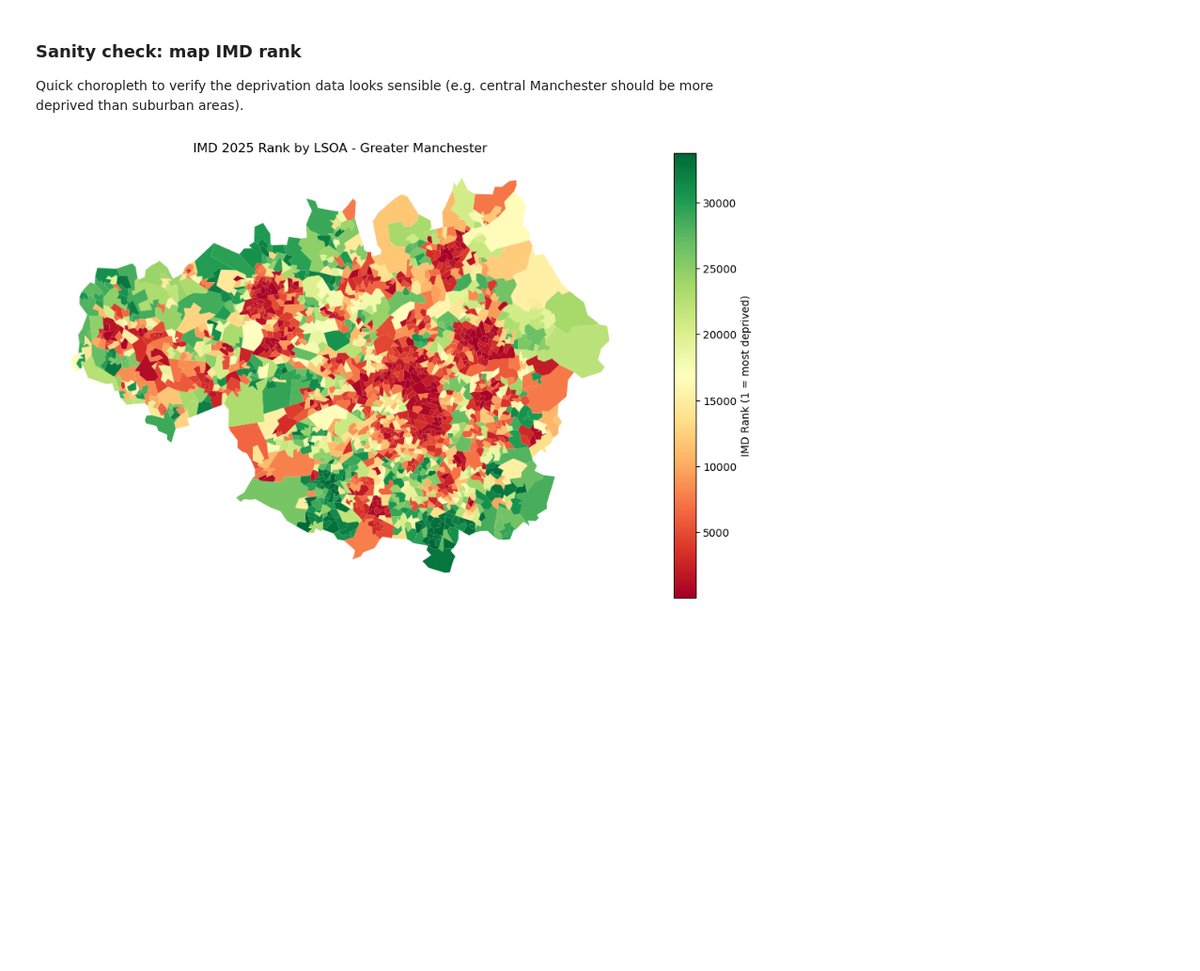
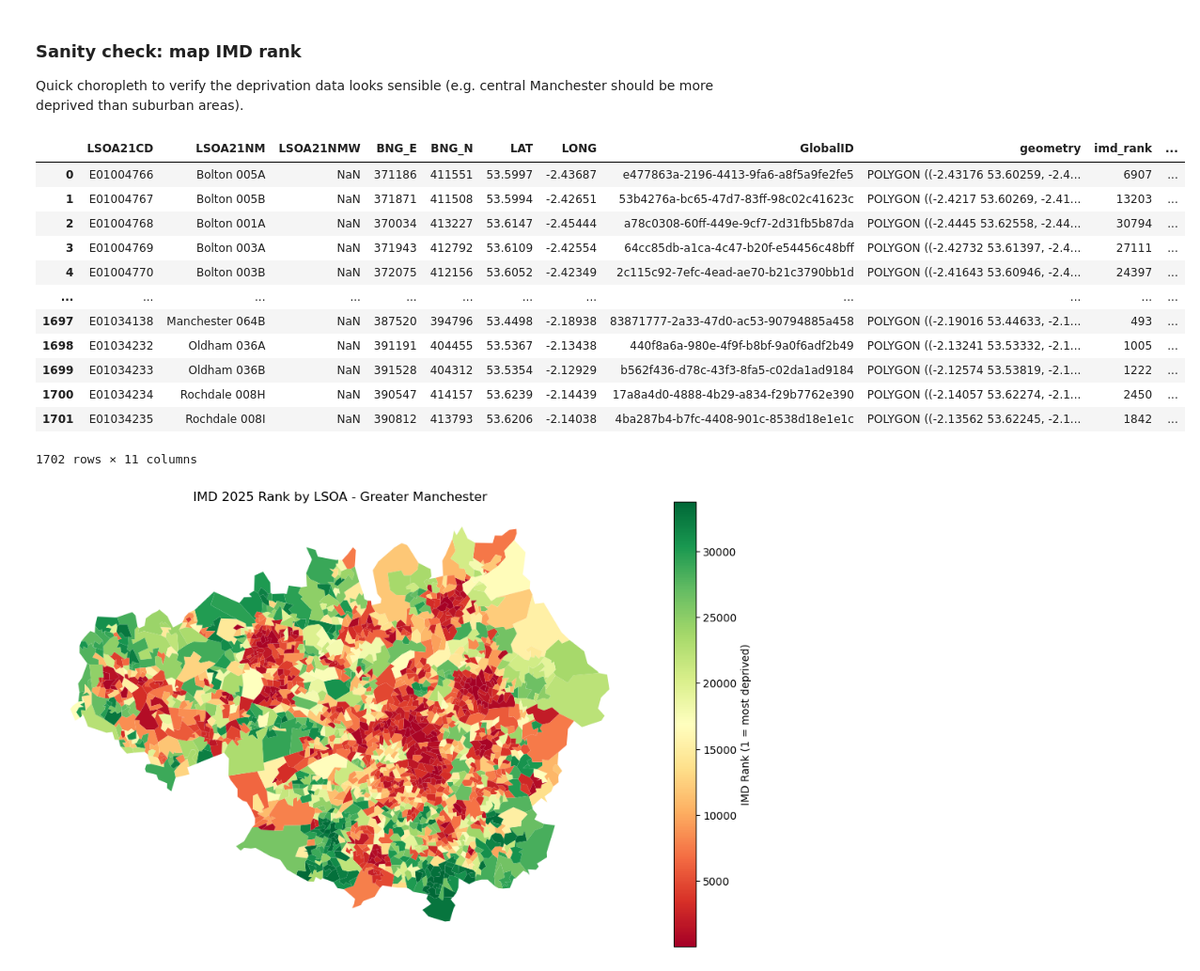
Before and after one commit to Urban-Analytics/INTEGRATE-Embeddings-Deprivation, a Jupyter notebook: notebooks/4-RunModelsWithMedianEmbedding.ipynb, the cells around one changed output. Shown at 94% size. Saved outputs shown, nothing was run; the diff lists cells and outputs as text; code cells hidden in the pictures; blank space fills up the shorter version.

```diff
--- a/notebooks/4-RunModelsWithMedianEmbedding.ipynb
+++ b/notebooks/4-RunModelsWithMedianEmbedding.ipynb
@@ -108 +121,17 @@ Quick choropleth to verify the deprivation data looks sensible (e.g. central Man
+# %%
+gm_lsoa_imd
+# %% [output]
+|  | LSOA21CD | LSOA21NM | LSOA21NMW | BNG_E | BNG_N | LAT | LONG | GlobalID | geometry | imd_rank | ... |
+| 0 | E01004766 | Bolton 005A | NaN | 371186 | 411551 | 53.5997 | -2.43687 | e477863a-2196-4413-9fa6-a8f5a9fe2fe5 | POLYGON ((-2.43176 53.60259, -2.4... | 6907 | ... |
+| 1 | E01004767 | Bolton 005B | NaN | 371871 | 411508 | 53.5994 | -2.42651 | 53b4276a-bc65-47d7-83ff-98c02c41623c | POLYGON ((-2.4217 53.60269, -2.41... | 13203 | ... |
+| 2 | E01004768 | Bolton 001A | NaN | 370034 | 413227 | 53.6147 | -2.45444 | a78c0308-60ff-449e-9cf7-2d31fb5b87da | POLYGON ((-2.4445 53.62558, -2.44... | 30794 | ... |
+| 3 | E01004769 | Bolton 003A | NaN | 371943 | 412792 | 53.6109 | -2.42554 | 64cc85db-a1ca-4c47-b20f-e54456c48bff | POLYGON ((-2.42732 53.61397, -2.4... | 27111 | ... |
+| 4 | E01004770 | Bolton 003B | NaN | 372075 | 412156 | 53.6052 | -2.42349 | 2c115c92-7efc-4ead-ae70-b21c3790bb1d | POLYGON ((-2.41643 53.60946, -2.4... | 24397 | ... |
+| ... | ... | ... | ... | ... | ... | ... | ... | ... | ... | ... | ... |
+| 1697 | E01034138 | Manchester 064B | NaN | 387520 | 394796 | 53.4498 | -2.18938 | 83871777-2a33-47d0-ac53-90794885a458 | POLYGON ((-2.19016 53.44633, -2.1... | 493 | ... |
+| 1698 | E01034232 | Oldham 036A | NaN | 391191 | 404455 | 53.5367 | -2.13438 | 440f8a6a-980e-4f9f-b8bf-9a0f6adf2b49 | POLYGON ((-2.13241 53.53332, -2.1... | 1005 | ... |
+| 1699 | E01034233 | Oldham 036B | NaN | 391528 | 404312 | 53.5354 | -2.12929 | b562f436-d78c-43f3-8fa5-c02da1ad9184 | POLYGON ((-2.12574 53.53819, -2.1... | 1222 | ... |
+| 1700 | E01034234 | Rochdale 008H | NaN | 390547 | 414157 | 53.6239 | -2.14439 | 17a8a4d0-4888-4b29-a834-f29b7762e390 | POLYGON ((-2.14057 53.62274, -2.1... | 2450 | ... |
+| 1701 | E01034235 | Rochdale 008I | NaN | 390812 | 413793 | 53.6206 | -2.14038 | 4ba287b4-b7fc-4408-901c-8538d18e1e1c | POLYGON ((-2.13562 53.62245, -2.1... | 1842 | ... |
+1702 rows × 11 columns
 # %%
```
Also changed, not shown: parts of 9 cells of this notebook, 7 other files.
